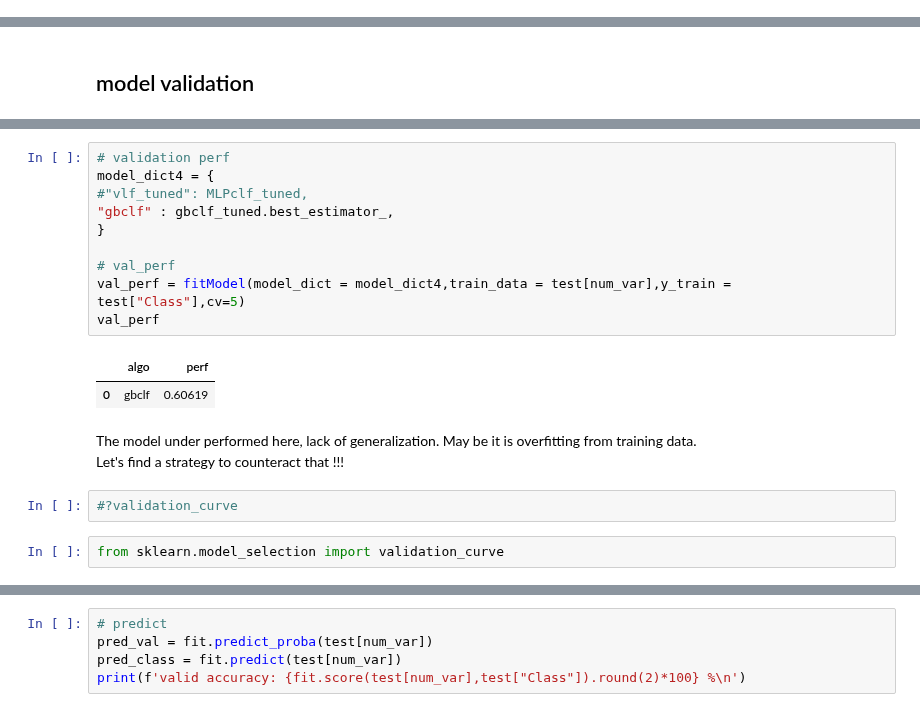
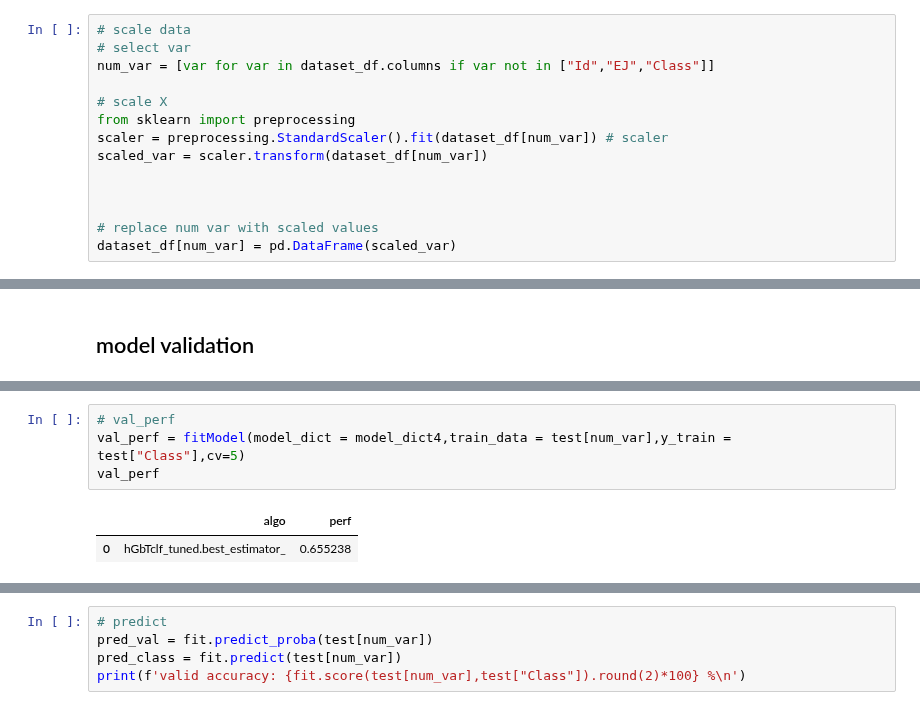
Before and after one commit to phenixMaster/ICR, a Jupyter notebook: icr-analysis-python.ipynb, the cells around one changed output, grey strips where cells are left out. Drawn from its saved outputs; the diff is of its cells as text.

```diff
--- a/icr-analysis-python.ipynb
+++ b/icr-analysis-python.ipynb
@@ -113 +115,15 @@ dataset_df.head()
+# %%
+# scale data
+# select var
+num_var = [var for var in dataset_df.columns if var not in ["Id","EJ","Class"]]
+
+# scale X
+from sklearn import preprocessing
+scaler = preprocessing.StandardScaler().fit(dataset_df[num_var]) # scaler
+scaled_var = scaler.transform(dataset_df[num_var])
+
+
+
+# replace num var with scaled values
+dataset_df[num_var] = pd.DataFrame(scaled_var)
 # %% [markdown]
@@ -406,20 +479,7 @@ perf_hp
 # %%
-# validation perf
-model_dict4 = {
-#"vlf_tuned": MLPclf_tuned,
-"gbclf" : gbclf_tuned.best_estimator_,
-}
-
 # val_perf
 val_perf = fitModel(model_dict = model_dict4,train_data = test[num_var],y_train = test["Class"],cv=5)
 val_perf
 # %% [output]
 |  | algo | perf |
-| 0 | gbclf | 0.60619 |
+| 0 | hGbTclf_tuned.best_estimator_ | 0.655238 |
-# %% [markdown]
-The model under performed here, lack of generalization. May be it is overfitting from training data.
-Let's find a strategy to counteract that !!!
-# %%
-#?validation_curve
-# %%
-from sklearn.model_selection import validation_curve
```
Also changed, not shown: parts of 35 cells of this notebook.
